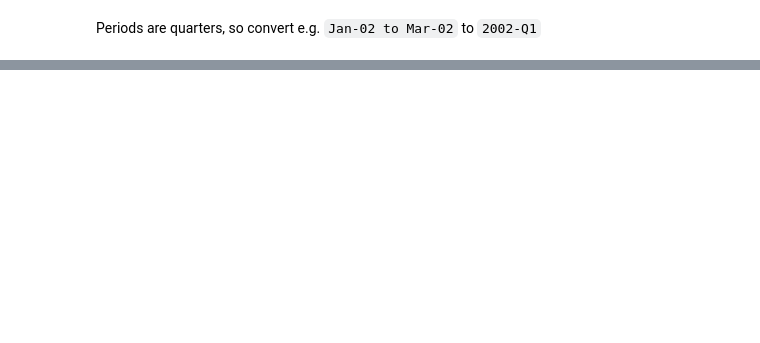
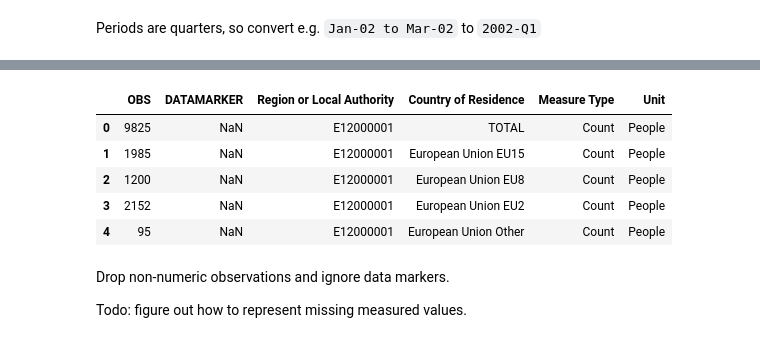
Before and after one commit to ONS-OpenData/DWP-NIN-registrations-to-overseas-nationals, a Jupyter notebook: NIN registrations to overseas nationals.ipynb, the cells around one changed output, grey strips where cells are left out. Cells and saved outputs as stored; diff of their text form; code cells hidden in the pictures; blank space fills up the shorter version.

```diff
--- a/NIN registrations to overseas nationals.ipynb
+++ b/NIN registrations to overseas nationals.ipynb
@@ -241,0 +183,12 @@ new_table['Period'] = new_table['Period'].map(to_quarter)
+# %%
+observations = sheets[2].excel_ref('C9').expand(DOWN).expand(RIGHT).is_not_blank()
+area = sheets[2].excel_ref('C5').expand(RIGHT).is_not_blank()
+RLa = sheets[2].excel_ref('A9').expand(DOWN).is_not_blank()
+Dimensions = [
+            HDim(RLa,'Region or Local Authority',DIRECTLY,LEFT),
+            HDim(area,'Country of Residence', DIRECTLY, ABOVE),
+            HDimConst('Measure Type', 'Count'),
+            HDimConst('Unit','People')
+            ]
+cs = ConversionSegment(observations, Dimensions, processTIMEUNIT=True)
+savepreviewhtml(cs)
@@ -241,0 +197,14 @@ new_table['Period'] = new_table['Period'].map(to_quarter)
+# %%
+table2 = cs.topandas()
+table2.head()
+# %% [output]
+|  | OBS | DATAMARKER | Region or Local Authority | Country of Residence | Measure Type | Unit |
+| 0 | 9825 | NaN | E12000001 | TOTAL | Count | People |
+| 1 | 1985 | NaN | E12000001 | European Union EU15 | Count | People |
+| 2 | 1200 | NaN | E12000001 | European Union EU8 | Count | People |
+| 3 | 2152 | NaN | E12000001 | European Union EU2 | Count | People |
+| 4 | 95 | NaN | E12000001 | European Union Other | Count | People |
+# %% [markdown]
+Drop non-numeric observations and ignore data markers.
+
+Todo: figure out how to represent missing measured values.
```
Also changed, not shown: parts of 40 cells of this notebook, 2 other files.
